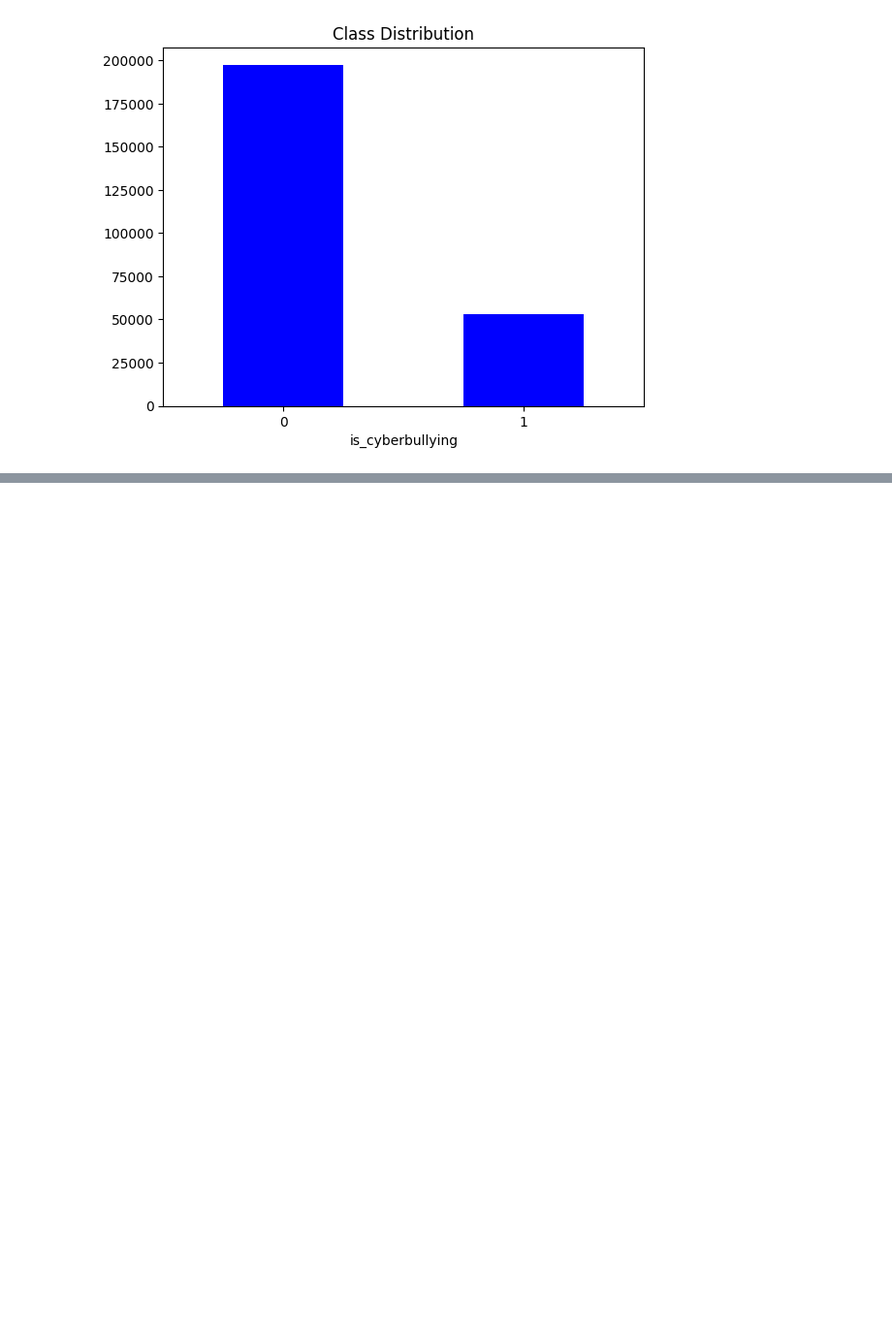
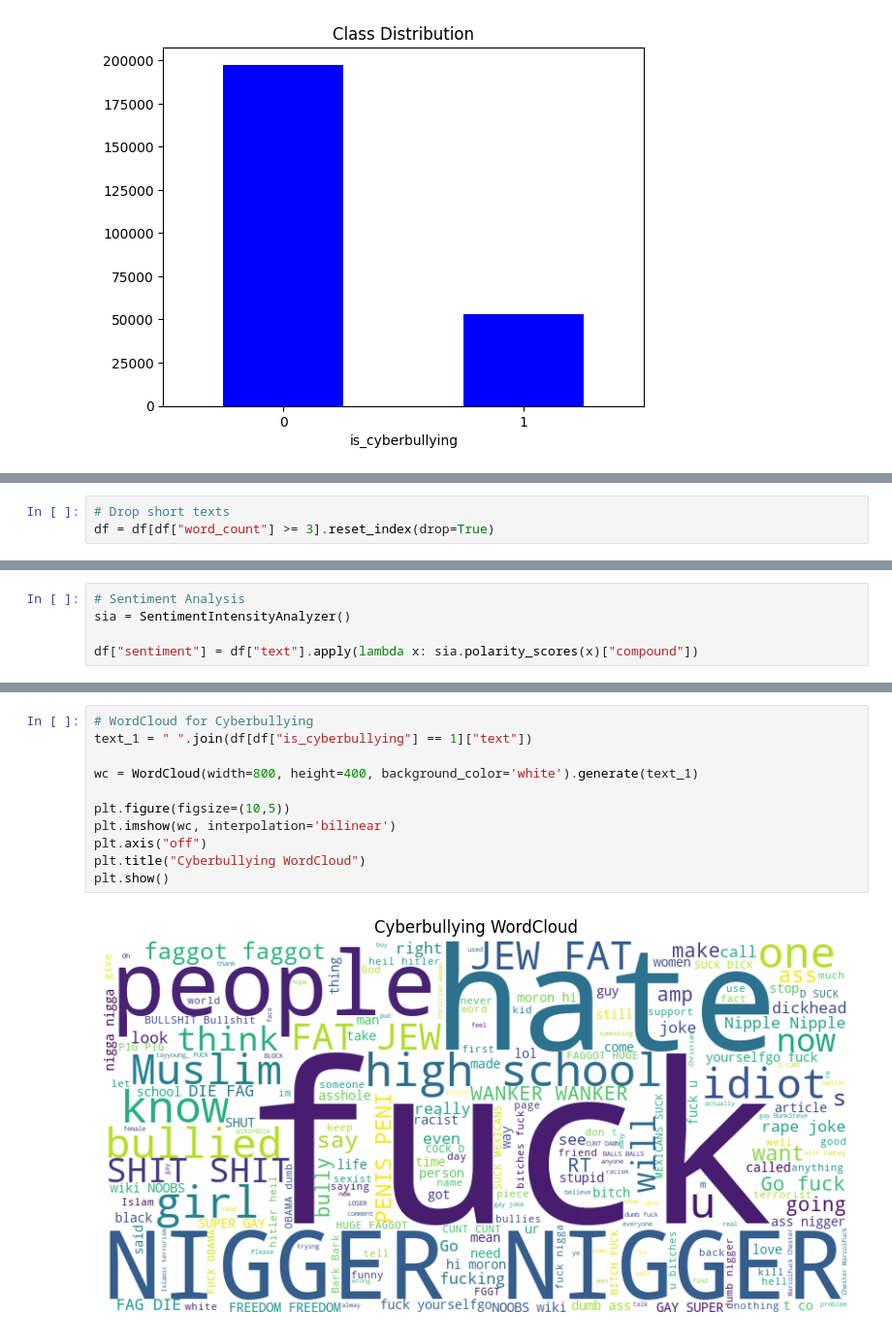
Before and after one commit to otuemre/AdvancedCyberbullyingDetection, a Jupyter notebook: notebooks/AdvancedCyberbullyingDetection.ipynb, the cells around one changed output, grey strips where cells are left out. Shown at 97% size. Saved outputs shown, nothing was run; the diff lists cells and outputs as text; blank space fills up the shorter version.

```diff
--- a/notebooks/AdvancedCyberbullyingDetection.ipynb
+++ b/notebooks/AdvancedCyberbullyingDetection.ipynb
@@ -273,0 +387,3 @@ plt.show()
+# %%
+# Drop short texts
+df = df[df["word_count"] >= 3].reset_index(drop=True)
@@ -273,0 +429,5 @@ plt.show()
+# %%
+# Sentiment Analysis
+sia = SentimentIntensityAnalyzer()
+
+df["sentiment"] = df["text"].apply(lambda x: sia.polarity_scores(x)["compound"])
@@ -273,0 +441,13 @@ plt.show()
+# %%
+# WordCloud for Cyberbullying
+text_1 = " ".join(df[df["is_cyberbullying"] == 1]["text"])
+
+wc = WordCloud(width=800, height=400, background_color='white').generate(text_1)
+
+plt.figure(figsize=(10,5))
+plt.imshow(wc, interpolation='bilinear')
+plt.axis("off")
+plt.title("Cyberbullying WordCloud")
+plt.show()
+# %% [output]
+[figure, added]
```
Also changed, not shown: parts of 14 cells of this notebook.
